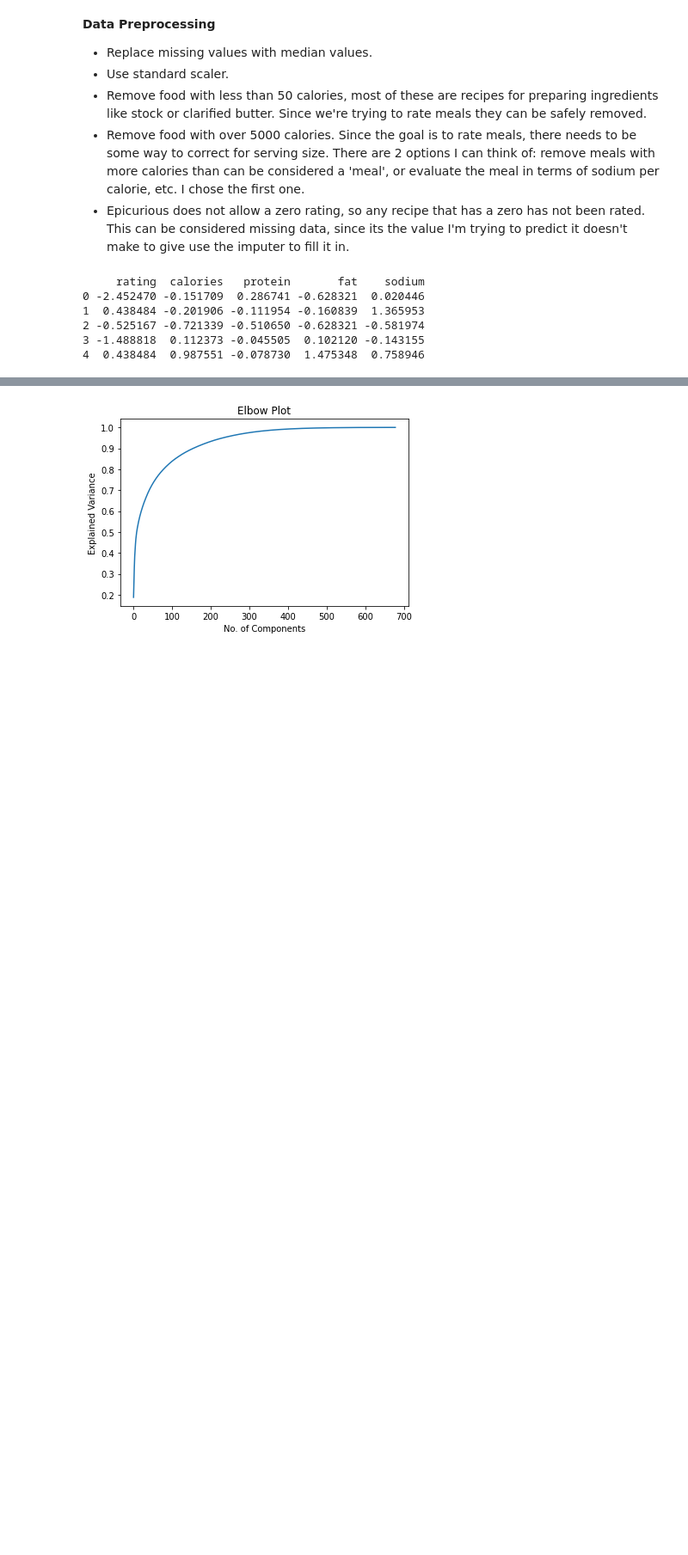
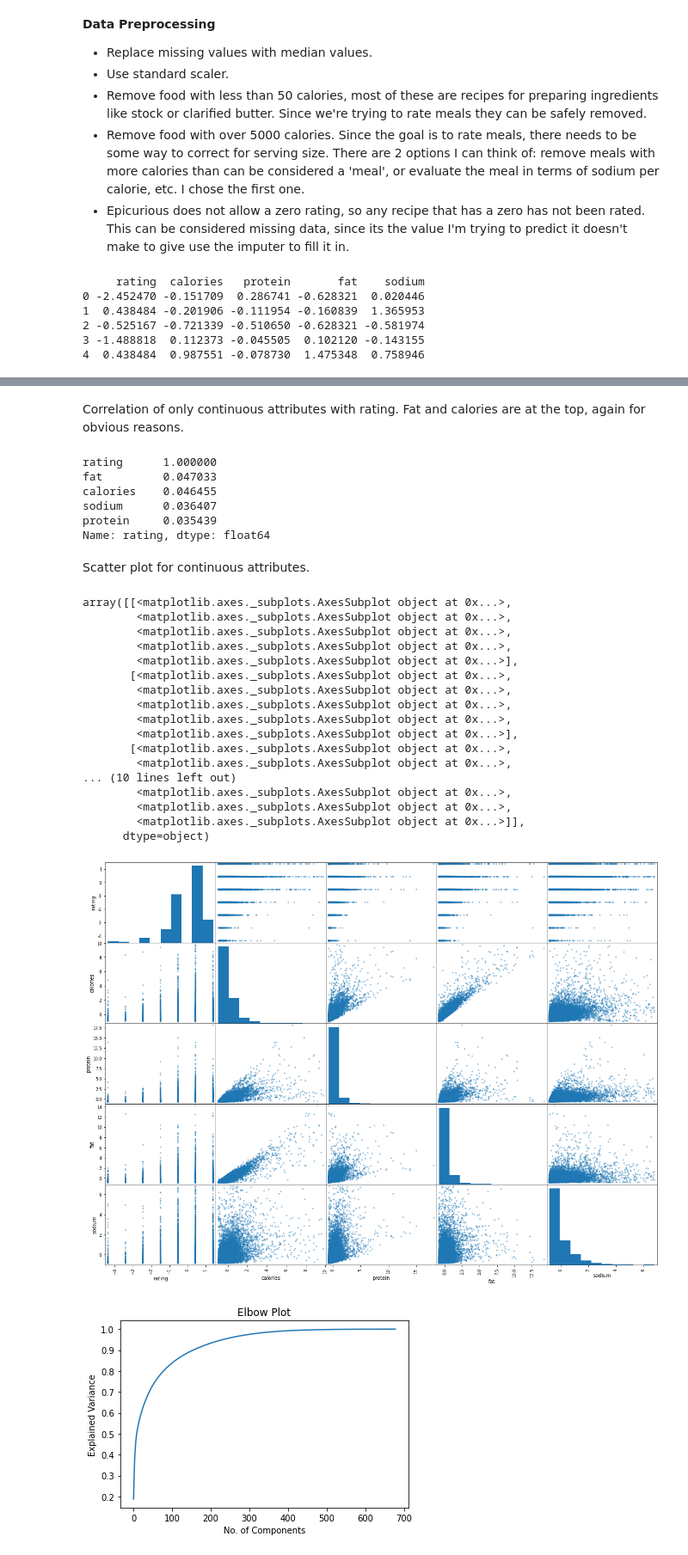
Before and after one commit to robd123/AML, a Jupyter notebook: Project2.ipynb, the cells around one changed output, grey strips where cells are left out. Shown at 86% size. Cells and saved outputs as stored; diff of their text form; code cells hidden in the pictures; blank space fills up the shorter version.

```diff
--- a/Project2.ipynb
+++ b/Project2.ipynb
@@ -27,3 +12,17 @@ food.sort_values(by=['calories'], ascending=False).head()
+# %%
+import matplotlib.pyplot as plt
+import numpy as np
+import pandas as pd
+
+food = pd.read_csv(datapath + "epi_r.csv", thousands=',')
+food.sort_values(by=['calories'], ascending=False).head()
+
+food = food.drop(columns = ['title', 'bon appétit'])  #remove title and bon apetit, which appears to be a reflection of the rating of the food and does not contribute to it
+food = food[food.calories > 50]  # Remove ingredients
+food = food[food.calories < 5000]  # Remove foods that have way more calories than can be considered a meal
+food = food[food.sodium < 5000]  # Remove meals that have a hazardous amount of sodium
+food = food[food.rating > 0]  # Remove unrated recipes
+food = food.drop_duplicates(keep='first')  # Remove duplicate recipes
 # %% [markdown]
 **Data Preprocessing**
 
@@ -43,26 +42,14 @@ food_pipeline = Pipeline([
         ('std_scaler', StandardScaler()),
     ])
 
-food = food.drop(columns = ['title'])
-food = food[food.calories > 50]  # Remove ingredients
-food = food[food.calories < 5000]  # Remove foods that have way more calories than can be considered a meal
-food = food[food.sodium < 5000]  # Remove meals that have a hazardous amount of sodium
-food = food[food.rating > 0]  # Remove unrated recipes
+food_scaled = food_pipeline.fit_transform(food)
 
-food = food.drop_duplicates(keep='first')  # Remove duplicate recipes
+#All attributes
+food_scaled = pd.DataFrame(food_scaled, columns = food.columns)
 
-food_scaled = food_pipeline.fit_transform(food_data)
+food_scaled_ct = food_scaled[['rating', 'calories', 'protein', 'fat', 'sodium']]
 
-#print(food.columns)
-
-food_new = food.drop(columns = ['rating', 'calories', 'sodium', 'fat', 'protein'])
-
-food_scaled_all = np.concatenate((food_scaled, food_new), axis = 1)
-
-food_scaled_all = pd.DataFrame(food_scaled_all, columns=food.columns)
-food_scaled = pd.DataFrame(food_scaled, columns=['rating', 'calories', 'protein', 'fat', 'sodium'])
-
-print(food_scaled.head())
+print(food_scaled_ct.head())
 # %% [output]
      rating  calories   protein       fat    sodium
 0 -2.452470 -0.151709  0.286741 -0.628321  0.020446
@@ -77,10 +77,42 @@ food_scaled.corr()['rating'].sort_values(ascending=False)
+# %% [markdown]
+Correlation of only continuous attributes with rating.  Fat and calories are at the top, again for obvious reasons.
+# %%
+food_scaled_ct.corr()['rating'].sort_values(ascending=False)
+# %% [output]
+rating      1.000000
+fat         0.047033
+calories    0.046455
+sodium      0.036407
+protein     0.035439
+Name: rating, dtype: float64
 # %%
 food_scaled.hist(bins=50, figsize=(20,15))
+# %% [markdown]
+Scatter plot for continuous attributes.
 # %%
 from pandas.plotting import scatter_matrix
 
 attributes = ['rating', 'calories', 'protein', 'fat', 'sodium']
-scatter_matrix(food_scaled[attributes], figsize=(20,15))
+scatter_matrix(food_scaled_ct[attributes], figsize=(20,15))
+# %% [output]
+array([[<matplotlib.axes._subplots.AxesSubplot object at 0x...>,
+        <matplotlib.axes._subplots.AxesSubplot object at 0x...>,
+        <matplotlib.axes._subplots.AxesSubplot object at 0x...>,
+        <matplotlib.axes._subplots.AxesSubplot object at 0x...>,
+        <matplotlib.axes._subplots.AxesSubplot object at 0x...>],
+       [<matplotlib.axes._subplots.AxesSubplot object at 0x...>,
+        <matplotlib.axes._subplots.AxesSubplot object at 0x...>,
+        <matplotlib.axes._subplots.AxesSubplot object at 0x...>,
+        <matplotlib.axes._subplots.AxesSubplot object at 0x...>,
+        <matplotlib.axes._subplots.AxesSubplot object at 0x...>],
+       [<matplotlib.axes._subplots.AxesSubplot object at 0x...>,
+        <matplotlib.axes._subplots.AxesSubplot object at 0x...>,
+... (10 lines left out)
+        <matplotlib.axes._subplots.AxesSubplot object at 0x...>,
+        <matplotlib.axes._subplots.AxesSubplot object at 0x...>,
+        <matplotlib.axes._subplots.AxesSubplot object at 0x...>]],
+      dtype=object)
+[figure, added]
 # %%
 from sklearn.decomposition import PCA
 
```
Also changed, not shown: parts of 5 cells of this notebook.
